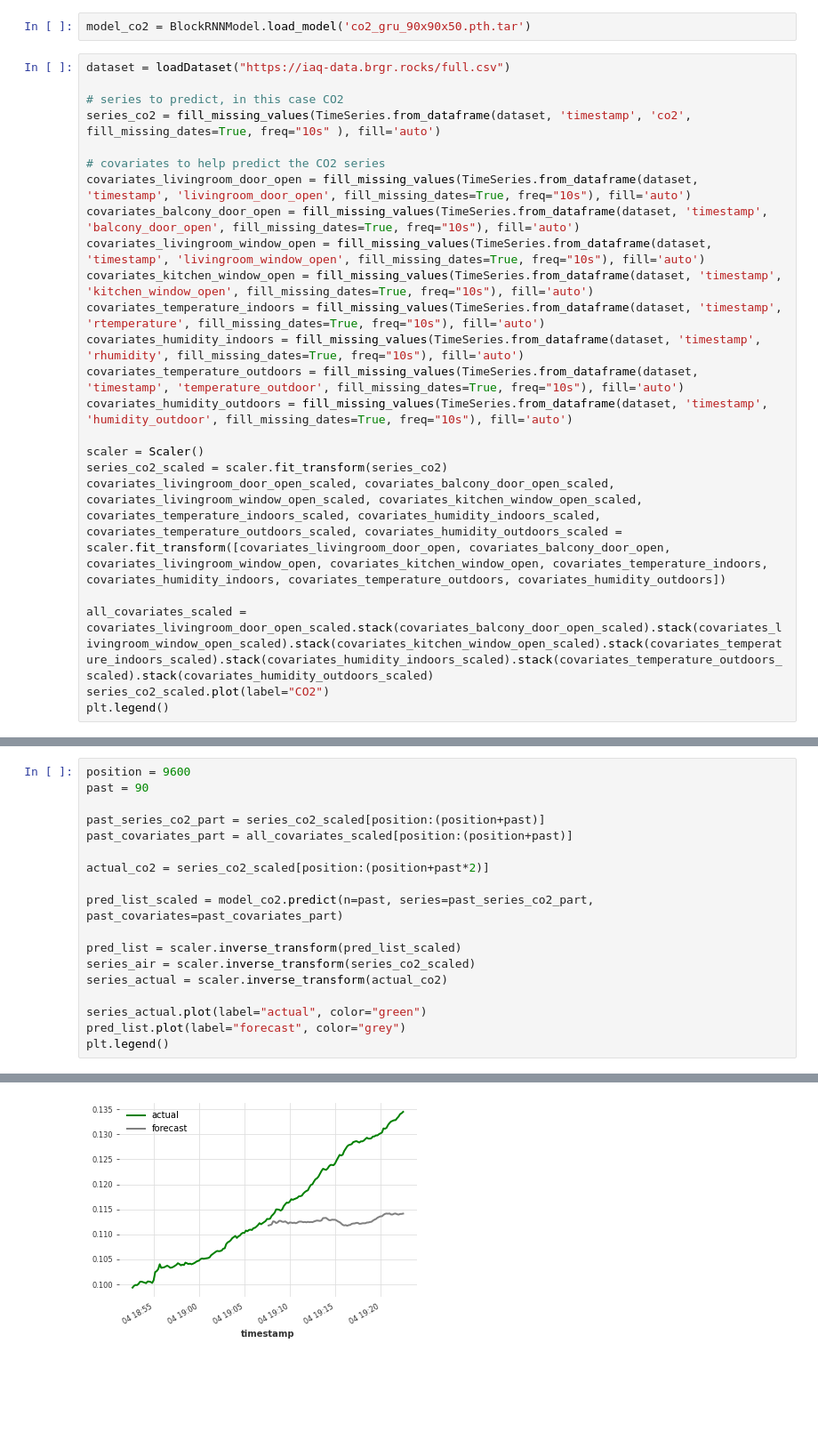
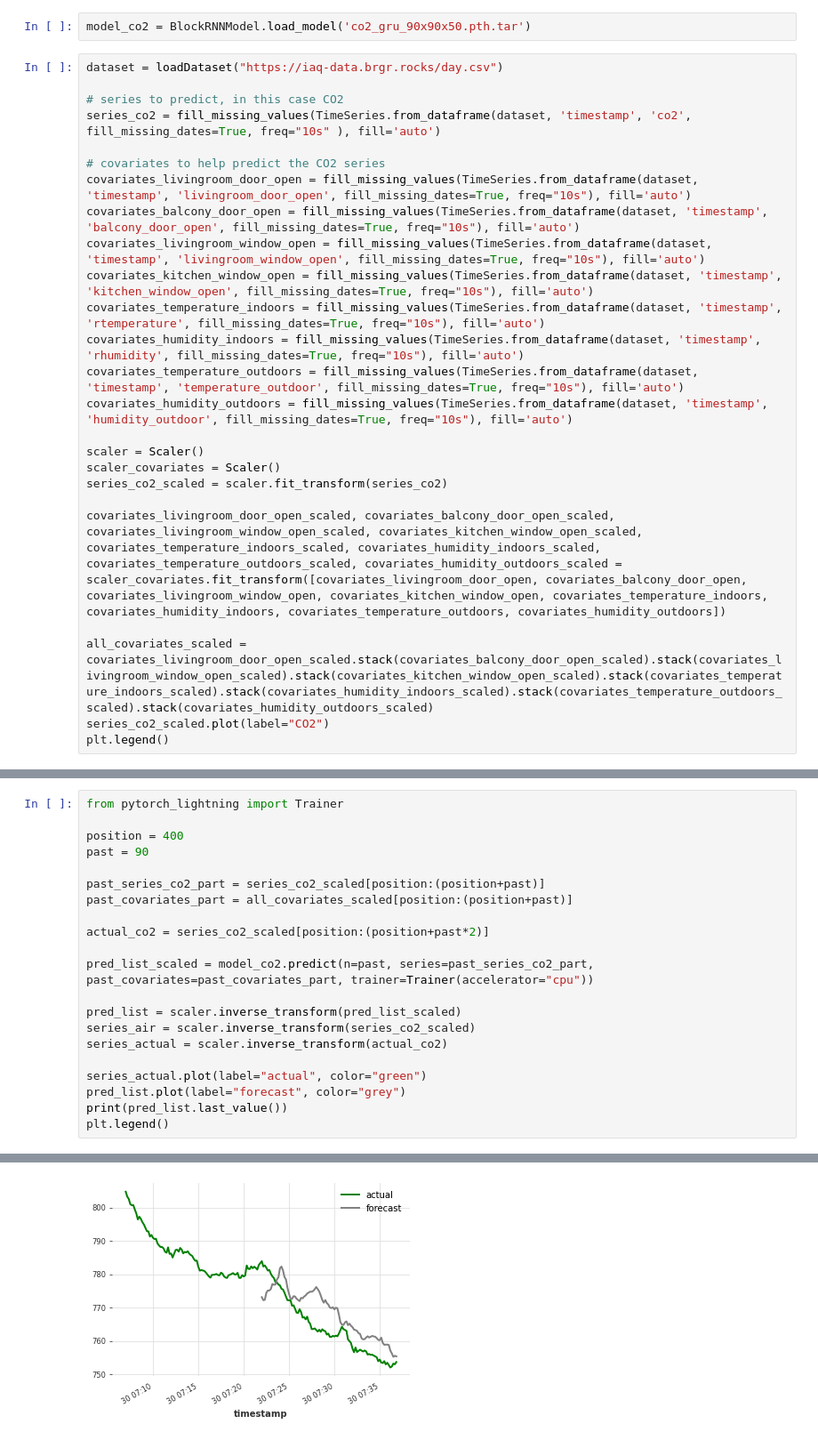
Before and after one commit to manuelbrgr/indoor-air-monitor, a Jupyter notebook: machine-learning/test-model.ipynb, the cells around one changed output, grey strips where cells are left out. Shown at 89% size. Saved outputs shown, nothing was run; the diff lists cells and outputs as text; blank space fills up the shorter version.

Commit message:
feat: implement ml model for co2 prediction
Signed-off-by: Manuel Berger <manuel.berger@codecentric.de>

```diff
--- a/machine-learning/test-model.ipynb
+++ b/machine-learning/test-model.ipynb
@@ -38,7 +39,7 @@ def loadDataset(url):
 # %%
 model_co2 = BlockRNNModel.load_model('co2_gru_90x90x50.pth.tar')
 # %%
-dataset = loadDataset("https://iaq-data.brgr.rocks/full.csv")
+dataset = loadDataset("https://iaq-data.brgr.rocks/day.csv")
 
 # series to predict, in this case CO2
 series_co2 = fill_missing_values(TimeSeries.from_dataframe(dataset, 'timestamp', 'co2', fill_missing_dates=True, freq="10s" ), fill='auto')
@@ -54,8 +55,10 @@ covariates_temperature_outdoors = fill_missing_values(TimeSeries.from_dataframe(
 covariates_humidity_outdoors = fill_missing_values(TimeSeries.from_dataframe(dataset, 'timestamp', 'humidity_outdoor', fill_missing_dates=True, freq="10s"), fill='auto')
 
 scaler = Scaler()
+scaler_covariates = Scaler()
 series_co2_scaled = scaler.fit_transform(series_co2)
-covariates_livingroom_door_open_scaled, covariates_balcony_door_open_scaled, covariates_livingroom_window_open_scaled, covariates_kitchen_window_open_scaled, covariates_temperature_indoors_scaled, covariates_humidity_indoors_scaled, covariates_temperature_outdoors_scaled, covariates_humidity_outdoors_scaled = scaler.fit_transform([covariates_livingroom_door_open, covariates_balcony_door_open, covariates_livingroom_window_open, covariates_kitchen_window_open, covariates_temperature_indoors, covariates_humidity_indoors, covariates_temperature_outdoors, covariates_humidity_outdoors])
+
+covariates_livingroom_door_open_scaled, covariates_balcony_door_open_scaled, covariates_livingroom_window_open_scaled, covariates_kitchen_window_open_scaled, covariates_temperature_indoors_scaled, covariates_humidity_indoors_scaled, covariates_temperature_outdoors_scaled, covariates_humidity_outdoors_scaled = scaler_covariates.fit_transform([covariates_livingroom_door_open, covariates_balcony_door_open, covariates_livingroom_window_open, covariates_kitchen_window_open, covariates_temperature_indoors, covariates_humidity_indoors, covariates_temperature_outdoors, covariates_humidity_outdoors])
 
 all_covariates_scaled = covariates_livingroom_door_open_scaled.stack(covariates_balcony_door_open_scaled).stack(covariates_livingroom_window_open_scaled).stack(covariates_kitchen_window_open_scaled).stack(covariates_temperature_indoors_scaled).stack(covariates_humidity_indoors_scaled).stack(covariates_temperature_outdoors_scaled).stack(covariates_humidity_outdoors_scaled)
 series_co2_scaled.plot(label="CO2")
@@ -66,5 +69,7 @@ plt.legend()
 # %%
-position = 9600
+from pytorch_lightning import Trainer
+
+position = 400
 past = 90
 
 past_series_co2_part = series_co2_scaled[position:(position+past)]
@@ -72,7 +77,7 @@ past_covariates_part = all_covariates_scaled[position:(position+past)]
 
 actual_co2 = series_co2_scaled[position:(position+past*2)]
 
-pred_list_scaled = model_co2.predict(n=past, series=past_series_co2_part, past_covariates=past_covariates_part)
+pred_list_scaled = model_co2.predict(n=past, series=past_series_co2_part, past_covariates=past_covariates_part, trainer=Trainer(accelerator="cpu"))
 
 pred_list = scaler.inverse_transform(pred_list_scaled)
 series_air = scaler.inverse_transform(series_co2_scaled)
@@ -80,5 +85,6 @@ series_actual = scaler.inverse_transform(actual_co2)
 
 series_actual.plot(label="actual", color="green")
 pred_list.plot(label="forecast", color="grey")
+print(pred_list.last_value())
 plt.legend()
 # %% [output]
@@ -87,4 +97,4 @@ plt.legend()
-[figure, old version]
+[figure, new version]
 # %%
 from darts import metrics
 
```
Also changed, not shown: parts of 5 cells of this notebook.
